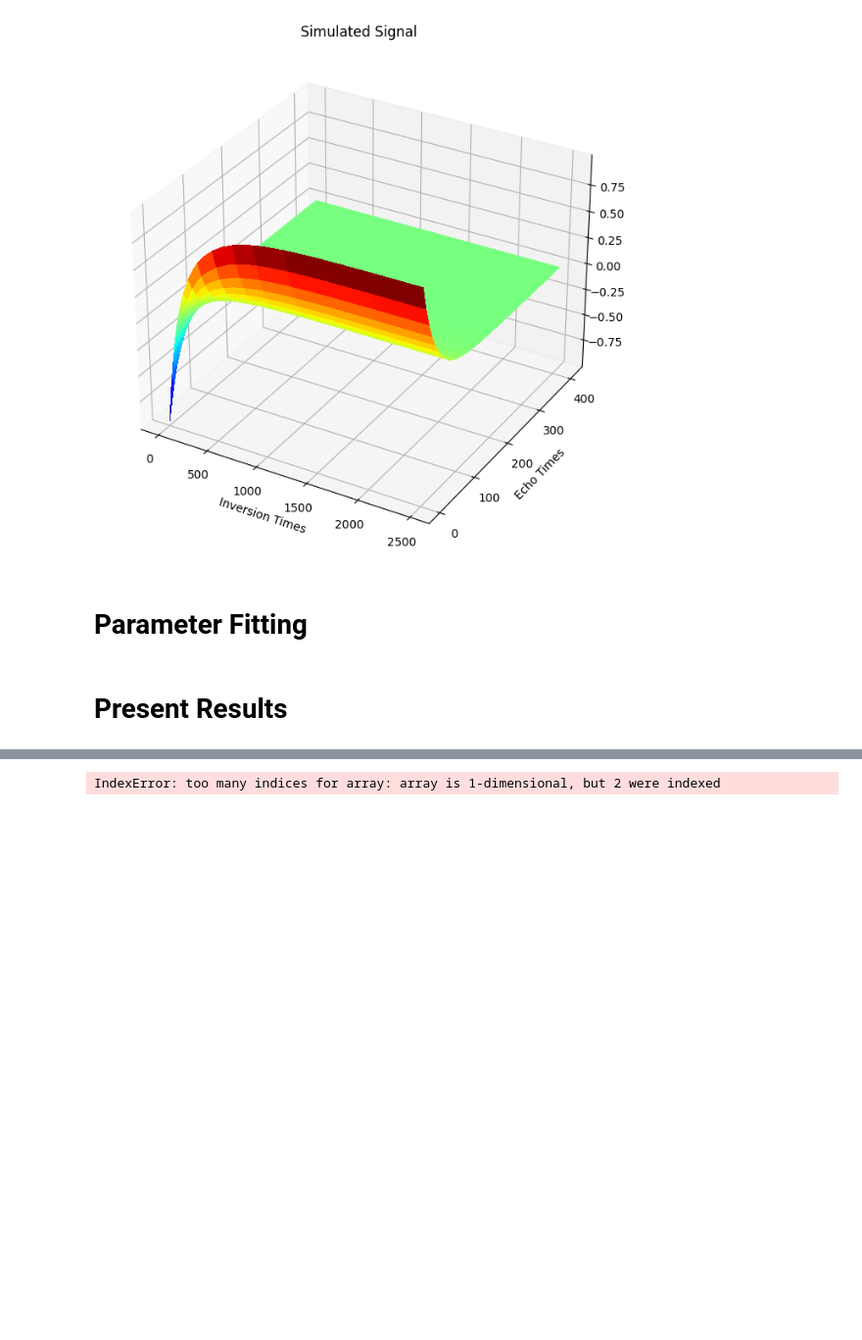
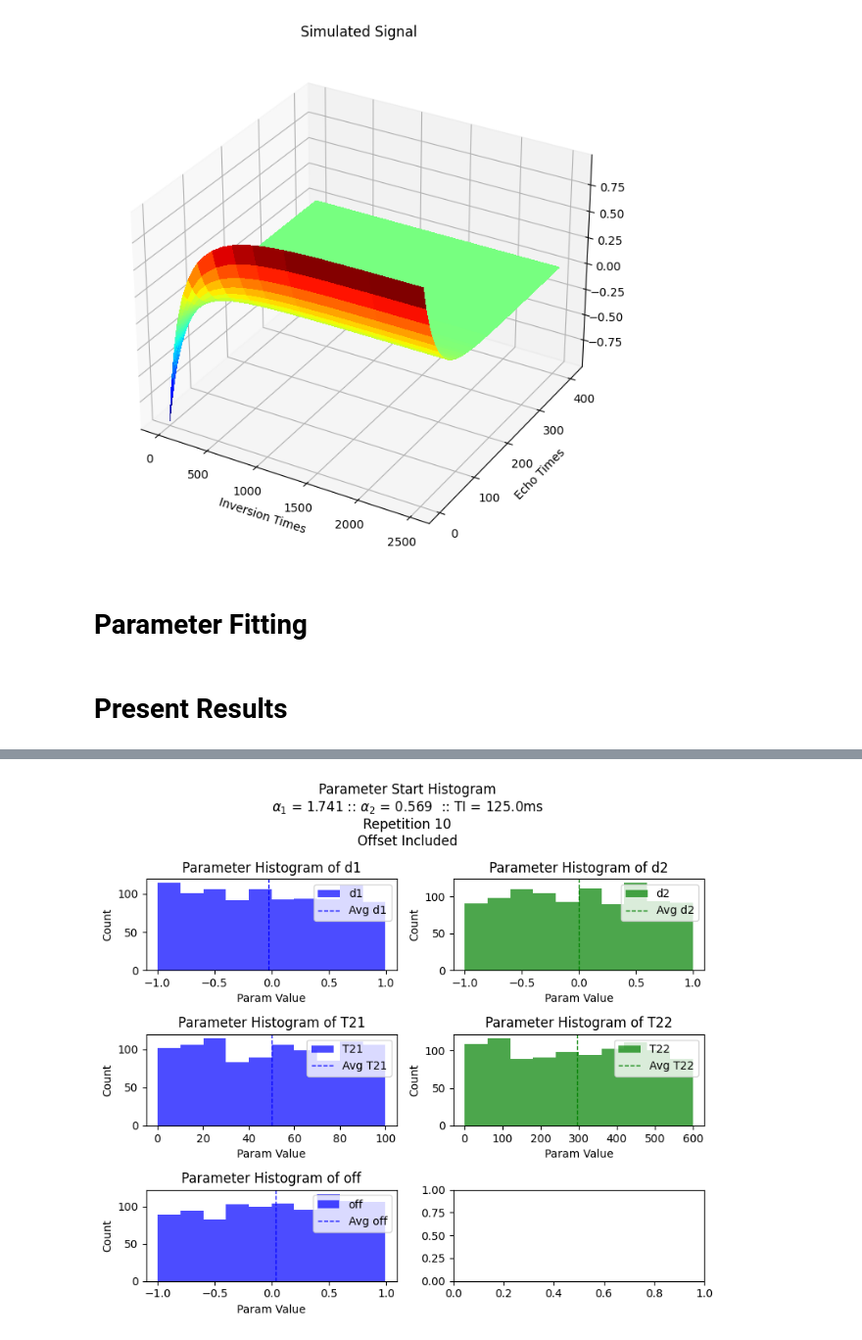
Before and after one commit to Griffin997/Stabilization, a Jupyter notebook: Nullpoint_PhantomGel.ipynb, the cells around one changed output, grey strips where cells are left out. Shown at 98% size. Cells and saved outputs as stored; diff of their text form; code cells hidden in the pictures; blank space fills up the shorter version.

```diff
--- a/Nullpoint_PhantomGel.ipynb
+++ b/Nullpoint_PhantomGel.ipynb
@@ -397,26 +456,32 @@ if full_plot:
+# %%
+TI_oi = 22
+rep_oi = 10
+curve_oi = raw_data[:,TI_oi,rep_oi]
+func_oi = S_biX_4p
+
+start_val, param_val, RSS_val = start_surface(TE_sequence, curve_oi, func_oi, 1000, True)
+lbound_oi, ubound_oi = get_func_bounds(func_oi)
+estParams = get_param_list(func_oi)
 # %%
-avg_params = np.mean(param_array_4p, axis = -1)
+plt.rc('font', size = 10)
 
-fig.suptitle("Parameter Histogram" + '\n'+ r'$\alpha_1$'+ ' = ' + "{:.3f} :: ".format(TI/TI1star) + r'$\alpha_2$'+ ' = ' + "{:.3f} ".format(TI/TI2star) + ' :: TI = ' + str(round(TI,2)))
+fig, ax = plt.subplots(int(np.ceil(len(lbound_oi)/2)),2, figsize=(8,7), tight_layout=True)
 
-true_d1 = d_value(T1low, 0.5*max_sig_mag, TI)
-true_d2 = d_value(T1up, 0.5*max_sig_mag, TI)
-plotParams = (true_d1, true_d2, T2low, T2up)
+fig.suptitle("Parameter Start Histogram"
++ '\n'+ r'$\alpha_1$'+ ' = ' + "{:.3f} :: ".format(TI_array[TI_oi]/TI1star)
++ r'$\alpha_2$'+ ' = ' + "{:.3f} ".format(TI_array[TI_oi]/TI2star)
++ ' :: TI = ' + str(round(TI_array[TI_oi],2)) + "ms"
++ f'\nRepetition {rep_oi}' + offset_blurb)
 
-for ii in range(len(plotParams)):
+for ii in range(len(lbound_oi)):
     #Construct a nice figure of each of the two
     color_opt = ["b","g"][ii%2]
-    ax[ii//2,ii%2].hist(x=paramData[:,ii], bins=10, color=color_opt, label = estParams[ii], alpha = 0.7)
-    # ax[ii].hist(x=paramData[:,2*ii+1], bins=20, color='g', label = estParams[2*ii+1], alpha = 0.7)
+    ax[ii//2,ii%2].hist(x=start_val[:,ii], bins=10, color=color_opt, label = estParams[ii], alpha = 0.7)
     ax[ii//2,ii%2].set_xlabel('Param Value')
     ax[ii//2,ii%2].set_ylabel('Count')
-    # ax[ii//2,ii%2].axvline(x=plotParams[ii], linewidth=1, label= 'True ' + estParams[ii], color='b')
-    # ax[ii].axvline(x=plotParams[2*ii+1], linewidth=1, label= 'True ' + estParams[2*ii+1], color='g')
-    ax[ii//2,ii%2].axvline(x=np.mean(paramData[:,ii]), linewidth=1, label= 'Avg ' + estParams[ii], color=color_opt, ls = "--")
-    # ax[ii].axvline(x=np.mean(paramData[:,2*ii+1]), linewidth=1, label= 'Avg ' + estParams[2*ii+1], color='g', ls = "--")
+    ax[ii//2,ii%2].axvline(x=np.mean(start_val[:,ii]), linewidth=1, label= 'Avg ' + estParams[ii], color=color_opt, ls = "--")
     ax[ii//2,ii%2].legend()
-    ax[ii//2,ii%2].set_title('Parameter Histogram' +
-                'Theroetical True ' + estParams[ii] + '=' + str(round(plotParams[ii],2)))
+    ax[ii//2,ii%2].set_title('Parameter Histogram of ' + estParams[ii])
 plt.show()
 # %% [output]
-IndexError: too many indices for array: array is 1-dimensional, but 2 were indexed
+[figure, added]
```
Also changed, not shown: parts of 19 cells of this notebook, 2 other files.
